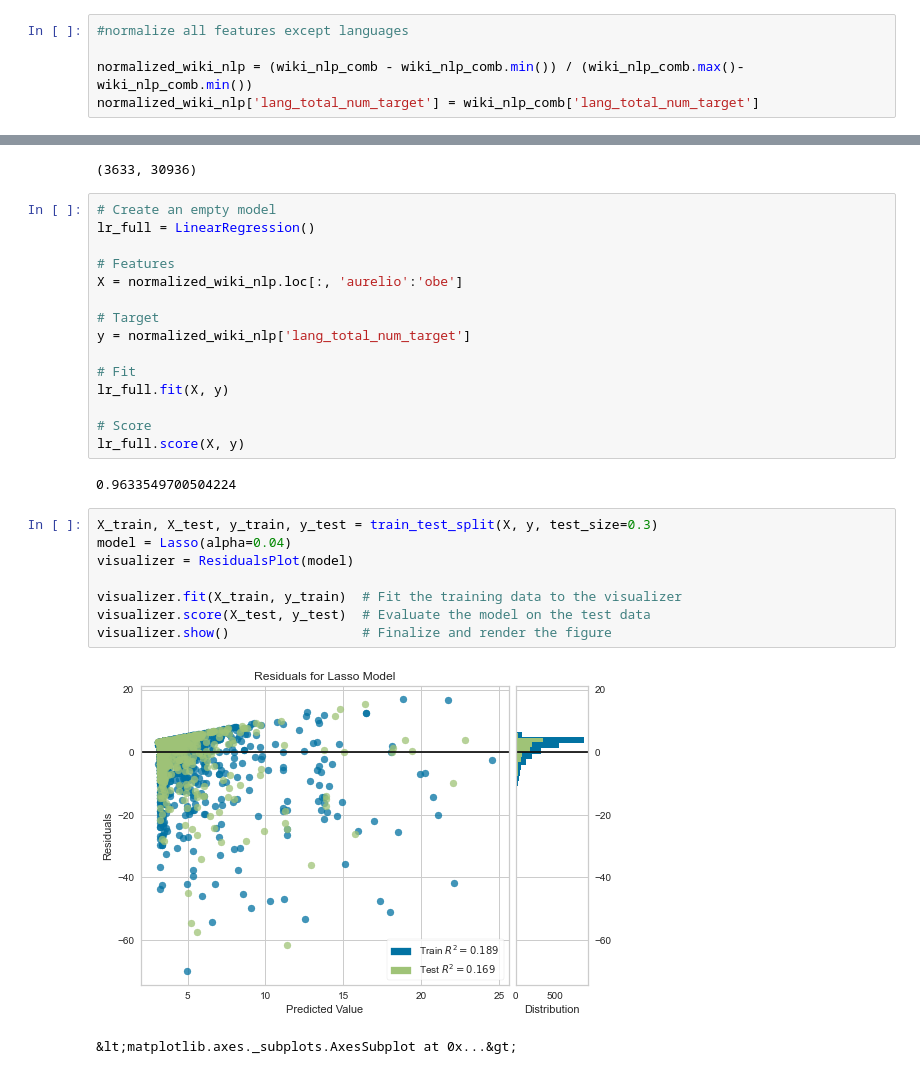
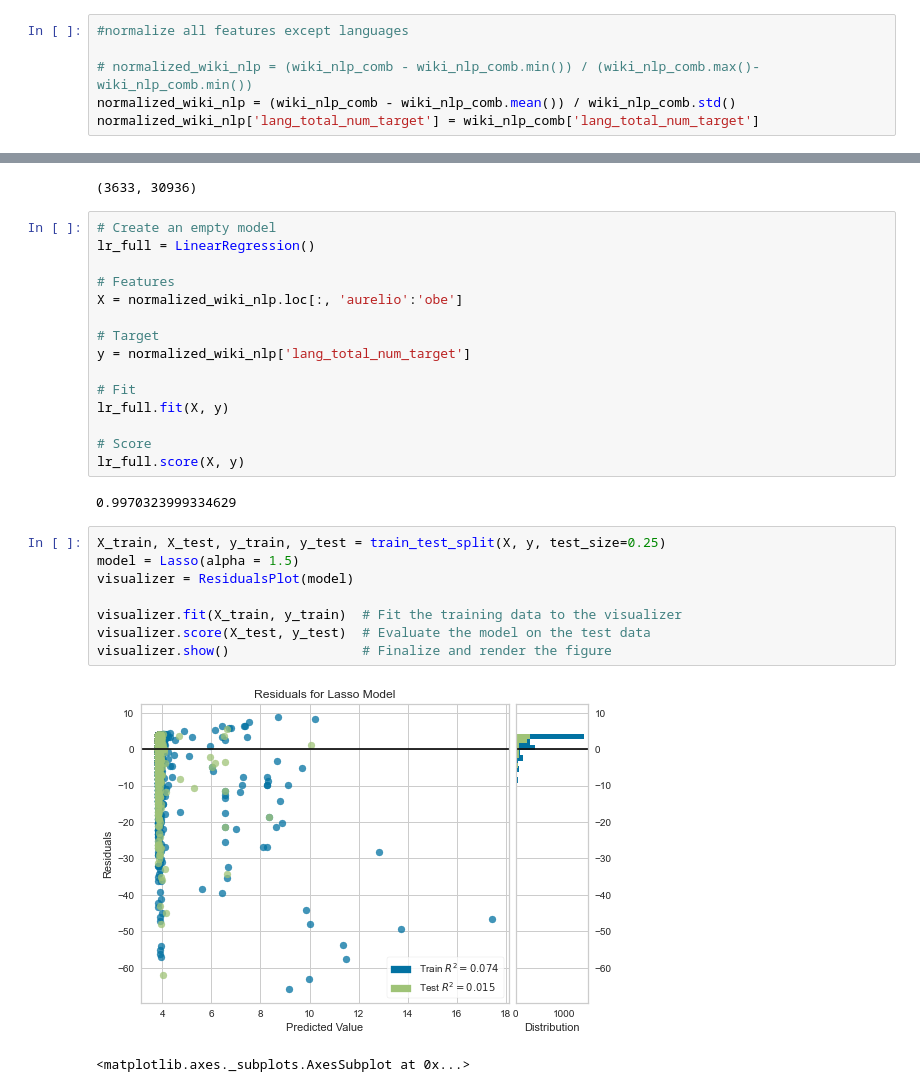
Before and after one commit to jcpark376/project2-wikipedia, a Jupyter notebook: NLP/nlpgraph.ipynb, the cells around one changed output, grey strips where cells are left out. Drawn from its saved outputs; the diff is of its cells as text.

```diff
--- a/NLP/nlpgraph.ipynb
+++ b/NLP/nlpgraph.ipynb
@@ -38,7 +38,8 @@ wiki_nlp_comb.drop(['1858', 'Ice','Dysprosium','Eucalyptus','.uy','2000s in musi
 # %%
 #normalize all features except languages
 
-normalized_wiki_nlp = (wiki_nlp_comb - wiki_nlp_comb.min()) / (wiki_nlp_comb.max()-wiki_nlp_comb.min())
+# normalized_wiki_nlp = (wiki_nlp_comb - wiki_nlp_comb.min()) / (wiki_nlp_comb.max()-wiki_nlp_comb.min())
+normalized_wiki_nlp = (wiki_nlp_comb - wiki_nlp_comb.mean()) / wiki_nlp_comb.std()
 normalized_wiki_nlp['lang_total_num_target'] = wiki_nlp_comb['lang_total_num_target']
 # %%
 normalized_wiki_nlp.drop(columns=['level_0'], inplace=True, errors='ignore')
@@ -82,18 +83,18 @@ lr_full.fit(X, y)
 # Score
 lr_full.score(X, y)
 # %% [output]
-0.9633549700504224
+0.9970323999334629
 # %%
-X_train, X_test, y_train, y_test = train_test_split(X, y, test_size=0.3)
-model = Lasso(alpha=0.04)
+X_train, X_test, y_train, y_test = train_test_split(X, y, test_size=0.25)
+model = Lasso(alpha = 1.5)
 visualizer = ResidualsPlot(model)
 
 visualizer.fit(X_train, y_train)  # Fit the training data to the visualizer
 visualizer.score(X_test, y_test)  # Evaluate the model on the test data
 visualizer.show()                 # Finalize and render the figure
 # %% [output]
-[figure, old version]
+[figure, new version]
-&lt;matplotlib.axes._subplots.AxesSubplot at 0x...&gt;
+<matplotlib.axes._subplots.AxesSubplot at 0x...>
 # %%
 model.fit(X_train, y_train)
 prediction = model.predict(X_test)
```
Also changed, not shown: parts of 4 cells of this notebook, 8 other files.
